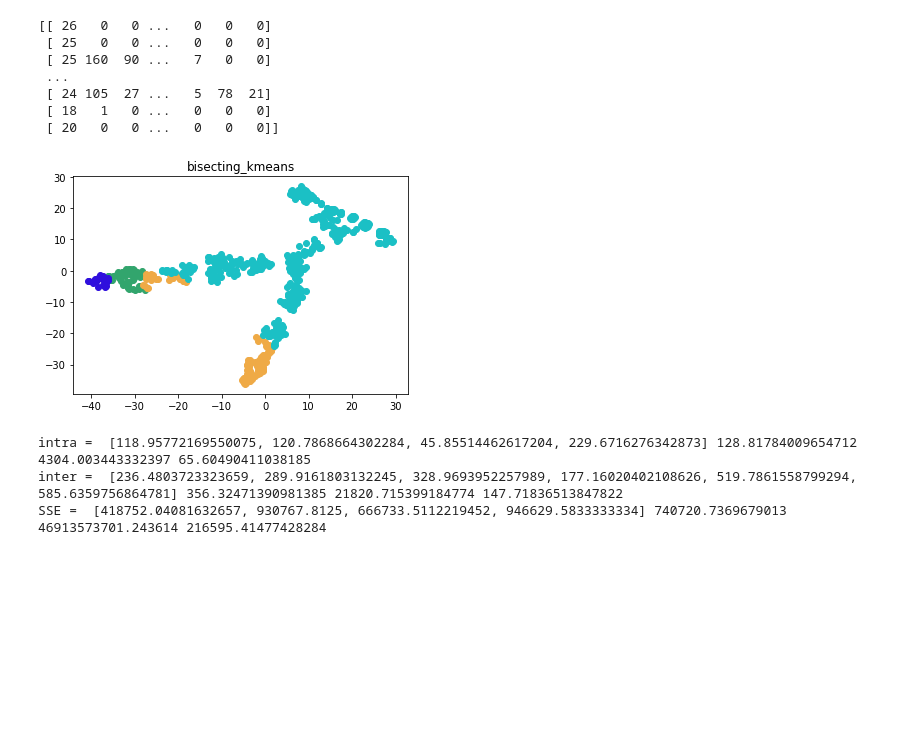
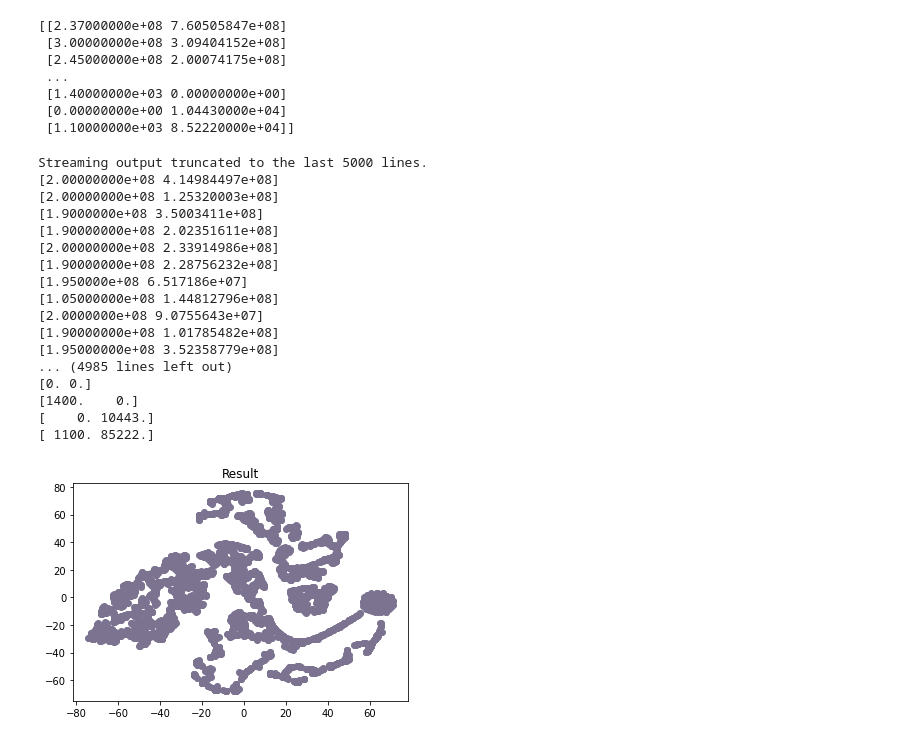
Before and after one commit to furqoncreative/clusterling-bisecting-kmeans, a Jupyter notebook: Bisecting_K_Means.ipynb, the cells around one changed output. Drawn from its saved outputs; the diff is of its cells as text; code cells hidden in the pictures; blank space fills up the shorter version.

```diff
--- a/Bisecting_K_Means.ipynb
+++ b/Bisecting_K_Means.ipynb
@@ -25,0 +23,7 @@ df.head(10)
+# %%
+df = pd.DataFrame(dataset)
+cols = [22,8]
+df = df[df.columns[cols]]
+df.dropna(subset = ["budget"], inplace=True)
+df.dropna(subset = ["gross"], inplace=True)
+display(df)
@@ -26,13 +44,14 @@ df.head(10)
 # %%
 data = df.to_numpy()
+print(data)
 # %% [output]
-[[ 26   0   0 ...   0   0   0]
- [ 25   0   0 ...   0   0   0]
- [ 25 160  90 ...   7   0   0]
+[[2.37000000e+08 7.60505847e+08]
+ [3.00000000e+08 3.09404152e+08]
+ [2.45000000e+08 2.00074175e+08]
  ...
- [ 24 105  27 ...   5  78  21]
- [ 18   1   0 ...   0   0   0]
- [ 20   0   0 ...   0   0   0]]
+ [1.40000000e+03 0.00000000e+00]
+ [0.00000000e+00 1.04430000e+04]
+ [1.10000000e+03 8.52220000e+04]]
 # %%
 def get_intra(clt, data):
     total_dist = 0
@@ -57,7 +76,7 @@ def get_inter(clt1, clt2, data):
     return total_dist / (len(clt1) * len(clt2))
 # %%
 def get_center(data_idx, data):
-    center = np.zeros(7, dtype='float')
+    center = np.zeros(2, dtype='float')
     for i in data_idx:
         center = center + data[i]
 
@@ -84,7 +103,7 @@ def kmeans(k, data_idx, data, cls_res, center_idx, cluster_number):
     while True:
         is_changed = 0
         cls_count = np.zeros(k, dtype=float)
-        cls_avg = np.zeros([k, 7])
+        cls_avg = np.zeros([k, 2])
         sse_idx1 = []
         sse_idx2 = []
         for i in data_idx:
@@ -122,17 +141,18 @@ def kmeans(k, data_idx, data, cls_res, center_idx, cluster_number):
 def bisecting(k, data):
     cls_center = []
     cls_SSE = np.zeros(k, dtype='float')
-    cls_start = np.zeros(7, dtype='float')
+    cls_start = np.zeros(2, dtype='float')
     cls_res = np.zeros(len(data), dtype='int')
     cls_count = np.zeros(k, dtype='int')
     for i in data:
+        print(i)
         cls_start = cls_start + i
-    cls_start = cls_start / len(data)
-    cls_center.append(cls_start)
+        cls_start = cls_start / len(data)
+        cls_center.append(cls_start)
 
     while len(cls_center) < k:
         cls_count = np.zeros(k, dtype=float)
-        cls_avg = np.zeros([k, 7])
+        cls_avg = np.zeros([k, 2])
 
         if len(cls_center) == 1:
             for i in range(0, len(cls_center)):
@@ -188,36 +208,50 @@ transformed = model.fit_transform(data)
 
 collection_list = []
 intra_class = []
 inter_class = []
 sse_list = []
-for i in range(0, k):  # 可视化计算结果
+for i in range(0, k):
     result = []
     xs = []
     ys = []
     for j in range(0, len(data)):
         if cls_res[j] == i:
             xs.append(transformed[j][0])
             ys.append(transformed[j][1])
             result.append(j)
-    plt.title("bisecting_kmeans")
+    plt.title("Result")
     plt.scatter(xs, ys, c=[np.random.rand(3, )])
 
     collection_list.append(result)
 plt.show()
 
 for i in range(0, len(collection_list)):
     for j in range(i, len(collection_list)):
         if i == j:
             intra_class.append(get_intra(collection_list[j], data))
             sse_list.append(get_SSE(collection_list[i], data, get_center(collection_list[i], data)))
         else:
             inter_class.append(get_inter(collection_list[i], collection_list[j], data))
 
 print("intra = ", intra_class, np.mean(intra_class), np.var(intra_class), np.std(intra_class))
 print("inter = ", inter_class, np.mean(inter_class), np.var(inter_class), np.std(inter_class))
 print("SSE = ", sse_list, np.mean(sse_list), np.var(sse_list), np.std(sse_list))
 # %% [output]
+Streaming output truncated to the last 5000 lines.
+[2.00000000e+08 4.14984497e+08]
+[2.00000000e+08 1.25320003e+08]
+[1.9000000e+08 3.5003411e+08]
+[1.90000000e+08 2.02351611e+08]
+[2.00000000e+08 2.33914986e+08]
+[1.90000000e+08 2.28756232e+08]
+[1.950000e+08 6.517186e+07]
+[1.05000000e+08 1.44812796e+08]
+[2.0000000e+08 9.0755643e+07]
+[1.90000000e+08 1.01785482e+08]
+[1.95000000e+08 3.52358779e+08]
+... (4985 lines left out)
+[0. 0.]
+[1400.    0.]
+[    0. 10443.]
+[ 1100. 85222.]
-[figure, old version]
+[figure, new version]
-intra =  [118.95772169550075, 120.7868664302284, 45.85514462617204, 229.6716276342873] 128.81784009654712 4304.003443332397 65.60490411038185
-inter =  [236.4803723323659, 289.9161803132245, 328.9693952257989, 177.16020402108626, 519.7861558799294, 585.6359756864781] 356.32471390981385 21820.715399184774 147.71836513847822
-SSE =  [418752.04081632657, 930767.8125, 666733.5112219452, 946629.5833333334] 740720.7369679013 46913573701.243614 216595.41477428284
```
Also changed, not shown: parts of 3 cells of this notebook.
